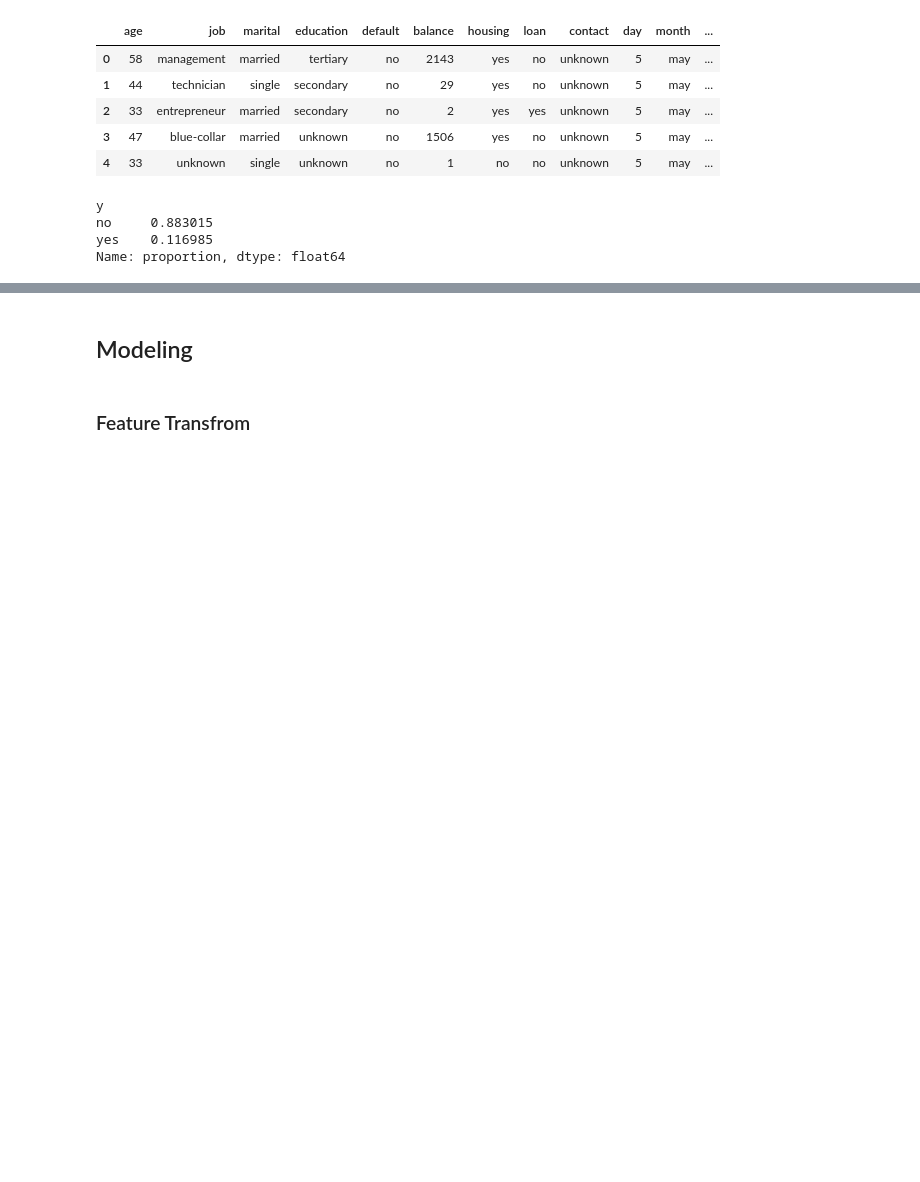
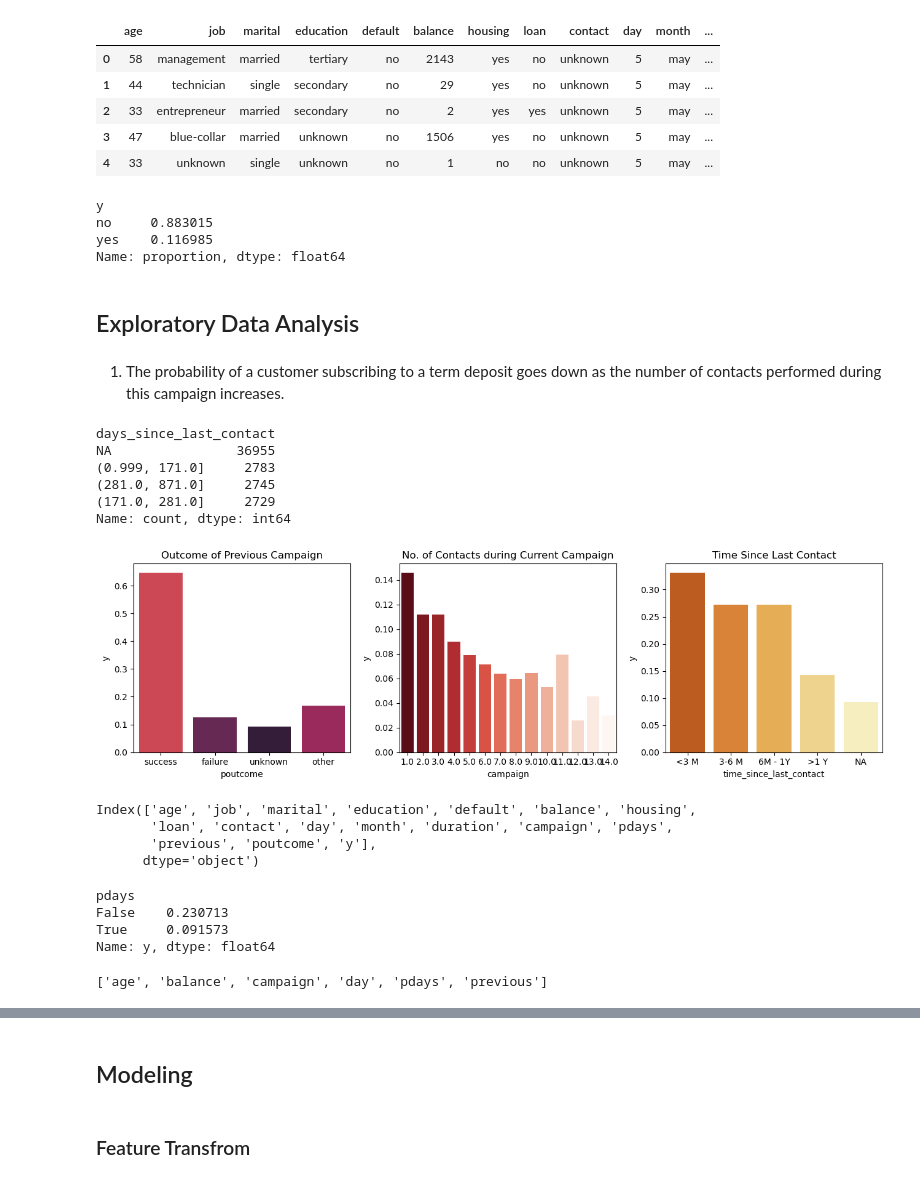
Before and after one commit to garimasc/bank_marketing, a Jupyter notebook: evaluate_classification.ipynb, the cells around one changed output, grey strips where cells are left out. Saved outputs shown, nothing was run; the diff lists cells and outputs as text; code cells hidden in the pictures; blank space fills up the shorter version.

```diff
--- a/evaluate_classification.ipynb
+++ b/evaluate_classification.ipynb
@@ -43,3 +46,30 @@ y
 no     0.883015
 yes    0.116985
 Name: proportion, dtype: float64
+# %% [markdown]
+## Exploratory Data Analysis
+# %% [markdown]
+1. The probability of a customer subscribing to a term deposit goes down as the number of contacts performed during this campaign increases.
+# %%
+data.drop(['time_since_last_contact'], axis= 1, inplace= True)
+# data.loc[(data.pdays >= 0) & (data.pdays <7), "time_since_last_contact"] = " <1 Wk"
+# data.loc[(data.pdays >= 0) & (data.pdays < 31), "time_since_last_contact"] = "< 1 M"
+data.loc[(data.pdays >= 0) & (data.pdays < 90), "time_since_last_contact"] = "<3 M"
+data.loc[(data.pdays >= 91) & (data.pdays < 180), "time_since_last_contact"] = "3-6 M"
+data.loc[(data.pdays >= 181) & (data.pdays < 365), "time_since_last_contact"] = "6M - 1Y"
+data.loc[(data.pdays >= 266) & (data.pdays < 99999), "time_since_last_contact"] = ">1 Y"
+data['time_since_last_contact'] = data['time_since_last_contact'].fillna('NA')
+
+data.drop(['days_since_last_contact'], axis= 1, inplace= True)
+days_since_contact = pd.qcut(data.query('pdays >= 0')['pdays'], q= 3)
+data.loc[days_since_contact.index, "days_since_last_contact"] = days_since_contact.astype(str).values
+data['days_since_last_contact'] = data['days_since_last_contact'].fillna('NA')
+
+data['days_since_last_contact'].value_counts()
+# %% [output]
+days_since_last_contact
+NA                36955
+(0.999, 171.0]     2783
+(281.0, 871.0]     2745
+(171.0, 281.0]     2729
+Name: count, dtype: int64
@@ -45,0 +80,43 @@ Name: proportion, dtype: float64
+# %%
+fig,axs = plt.subplots(figsize= (13,4), ncols= 3)
+
+#'YlOrBr'
+
+sns.barplot(data= data.groupby('poutcome')['y'].agg(calc_success_rate).reset_index(), x= "poutcome", y= "y", legend= False,
+            ax= axs[0], palette= sns.color_palette("rocket"), hue= "poutcome",  hue_order= ["unknown","failure", "other", "success"],
+            order= ["success", "failure", "unknown", "other"])
+axs[0].set_title("Outcome of Previous Campaign")
+
+sns.barplot(data= data.groupby('campaign')['y'].agg(calc_success_rate).reset_index(), x= "campaign", y= "y", legend= False,
+            ax= axs[1], palette= sns.color_palette('Reds_r', as_cmap= True), hue= "campaign")
+axs[1].set_title("No. of Contacts during Current Campaign")
+
+
+sns.barplot(data= data.groupby('time_since_last_contact')['y'].agg(calc_success_rate).reset_index(),
+            x= "time_since_last_contact", y= "y", legend= False, order= ["<3 M","3-6 M", "6M - 1Y", ">1 Y", "NA"],
+            hue_order= ["<3 M","3-6 M", "6M - 1Y", ">1 Y", "NA"][::-1],
+            ax= axs[2], palette= sns.color_palette('YlOrBr'), hue= "time_since_last_contact")
+axs[2].set_title("Time Since Last Contact")
+
+plt.tight_layout();
+# %% [output]
+[figure, added]
+# %%
+calc_success_rate = lambda x: (x=="yes").sum()/len(x)
+data.columns
+# %% [output]
+Index(['age', 'job', 'marital', 'education', 'default', 'balance', 'housing',
+       'loan', 'contact', 'day', 'month', 'duration', 'campaign', 'pdays',
+       'previous', 'poutcome', 'y'],
+      dtype='object')
+# %%
+data.groupby(data.pdays <= -1)['y'].agg(calc_success_rate)
+# %% [output]
+pdays
+False    0.230713
+True     0.091573
+Name: y, dtype: float64
+# %%
+num_features
+# %% [output]
+['age', 'balance', 'campaign', 'day', 'pdays', 'previous']
```
Also changed, not shown: parts of 6 cells of this notebook, 1 other file.
